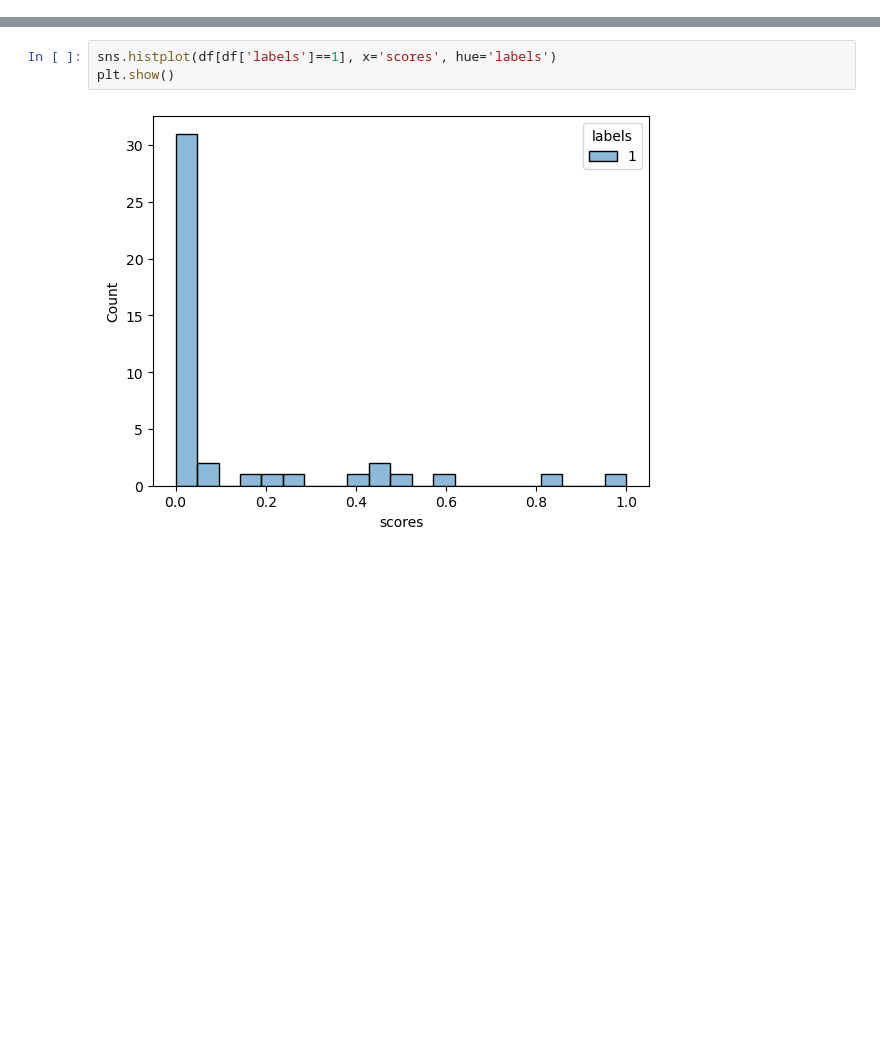
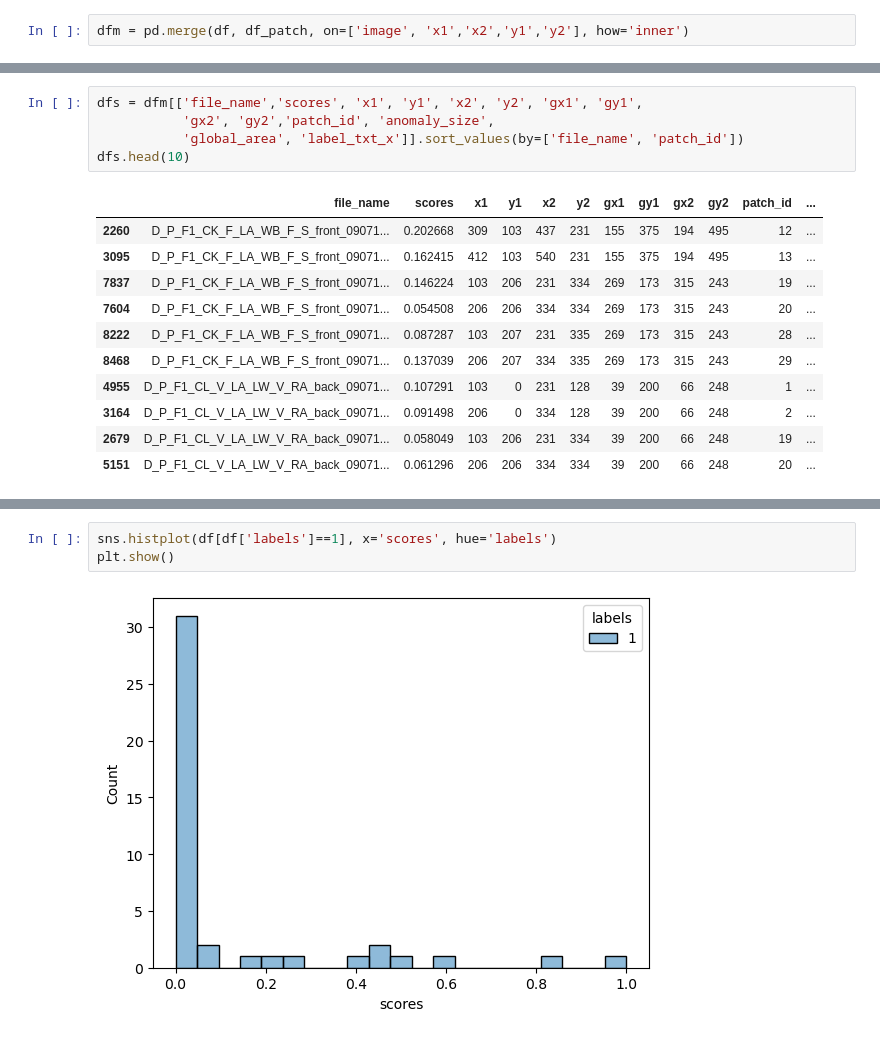
Before and after one commit to Redcof/Skip-Attention-GAN, a Jupyter notebook: anomaly_histogram.ipynb, the cells around one changed output, grey strips where cells are left out. Drawn from its saved outputs; the diff is of its cells as text; blank space fills up the shorter version.

```diff
--- a/anomaly_histogram.ipynb
+++ b/anomaly_histogram.ipynb
@@ -33,0 +113,2 @@ df.head()
+# %%
+dfm = pd.merge(df, df_patch, on=['image', 'x1','x2','y1','y2'], how='inner')
@@ -33,0 +145,17 @@ df.head()
+# %%
+dfs = dfm[['file_name','scores', 'x1', 'y1', 'x2', 'y2', 'gx1', 'gy1',
+           'gx2', 'gy2','patch_id', 'anomaly_size',
+           'global_area', 'label_txt_x']].sort_values(by=['file_name', 'patch_id'])
+dfs.head(10)
+# %% [output]
+|  | file_name | scores | x1 | y1 | x2 | y2 | gx1 | gy1 | gx2 | gy2 | patch_id | ... |
+| 2260 | D_P_F1_CK_F_LA_WB_F_S_front_09071... | 0.202668 | 309 | 103 | 437 | 231 | 155 | 375 | 194 | 495 | 12 | ... |
+| 3095 | D_P_F1_CK_F_LA_WB_F_S_front_09071... | 0.162415 | 412 | 103 | 540 | 231 | 155 | 375 | 194 | 495 | 13 | ... |
+| 7837 | D_P_F1_CK_F_LA_WB_F_S_front_09071... | 0.146224 | 103 | 206 | 231 | 334 | 269 | 173 | 315 | 243 | 19 | ... |
+| 7604 | D_P_F1_CK_F_LA_WB_F_S_front_09071... | 0.054508 | 206 | 206 | 334 | 334 | 269 | 173 | 315 | 243 | 20 | ... |
+| 8222 | D_P_F1_CK_F_LA_WB_F_S_front_09071... | 0.087287 | 103 | 207 | 231 | 335 | 269 | 173 | 315 | 243 | 28 | ... |
+| 8468 | D_P_F1_CK_F_LA_WB_F_S_front_09071... | 0.137039 | 206 | 207 | 334 | 335 | 269 | 173 | 315 | 243 | 29 | ... |
+| 4955 | D_P_F1_CL_V_LA_LW_V_RA_back_09071... | 0.107291 | 103 | 0 | 231 | 128 | 39 | 200 | 66 | 248 | 1 | ... |
+| 3164 | D_P_F1_CL_V_LA_LW_V_RA_back_09071... | 0.091498 | 206 | 0 | 334 | 128 | 39 | 200 | 66 | 248 | 2 | ... |
+| 2679 | D_P_F1_CL_V_LA_LW_V_RA_back_09071... | 0.058049 | 103 | 206 | 231 | 334 | 39 | 200 | 66 | 248 | 19 | ... |
+| 5151 | D_P_F1_CL_V_LA_LW_V_RA_back_09071... | 0.061296 | 206 | 206 | 334 | 334 | 39 | 200 | 66 | 248 | 20 | ... |
```
Also changed, not shown: parts of 15 cells of this notebook, 4 other files.
